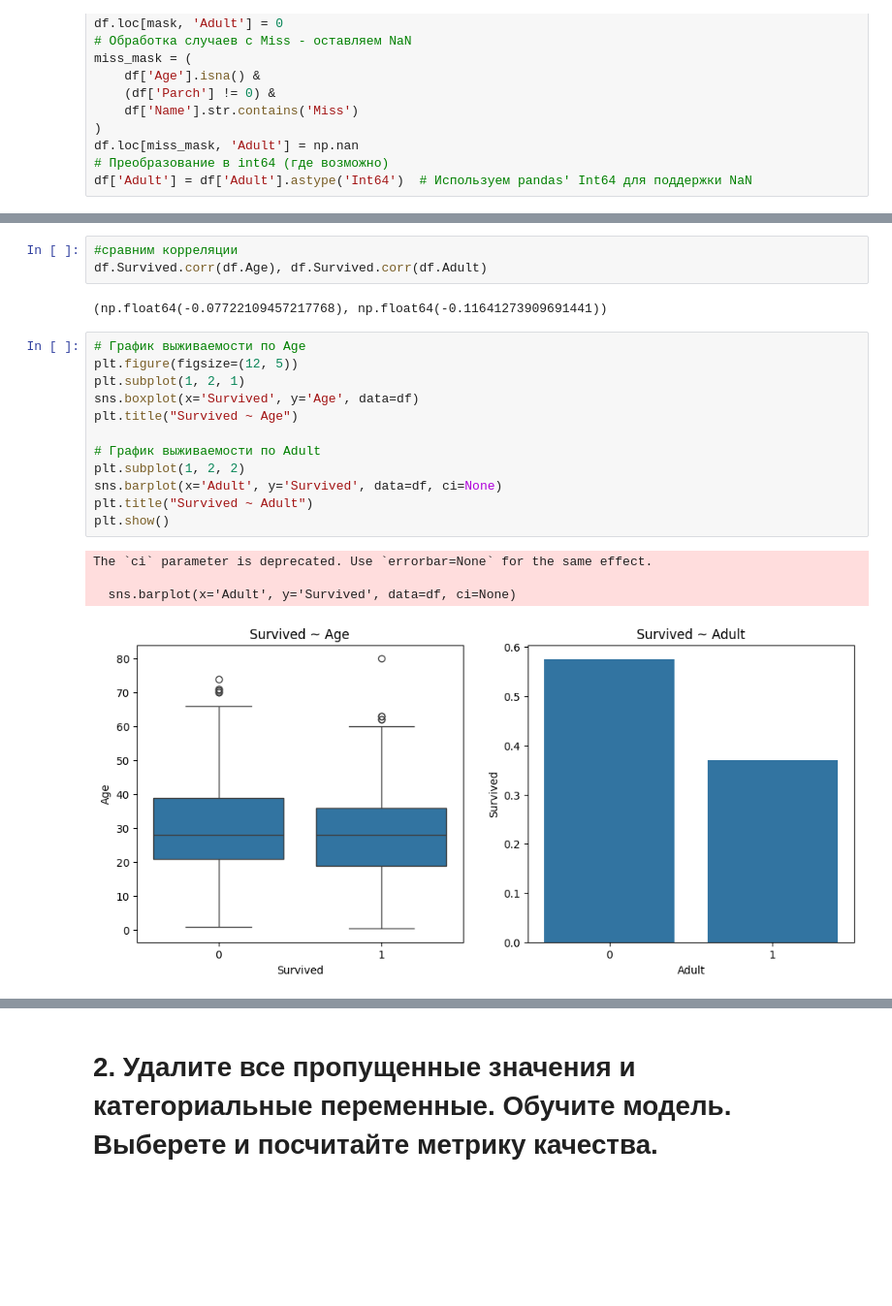
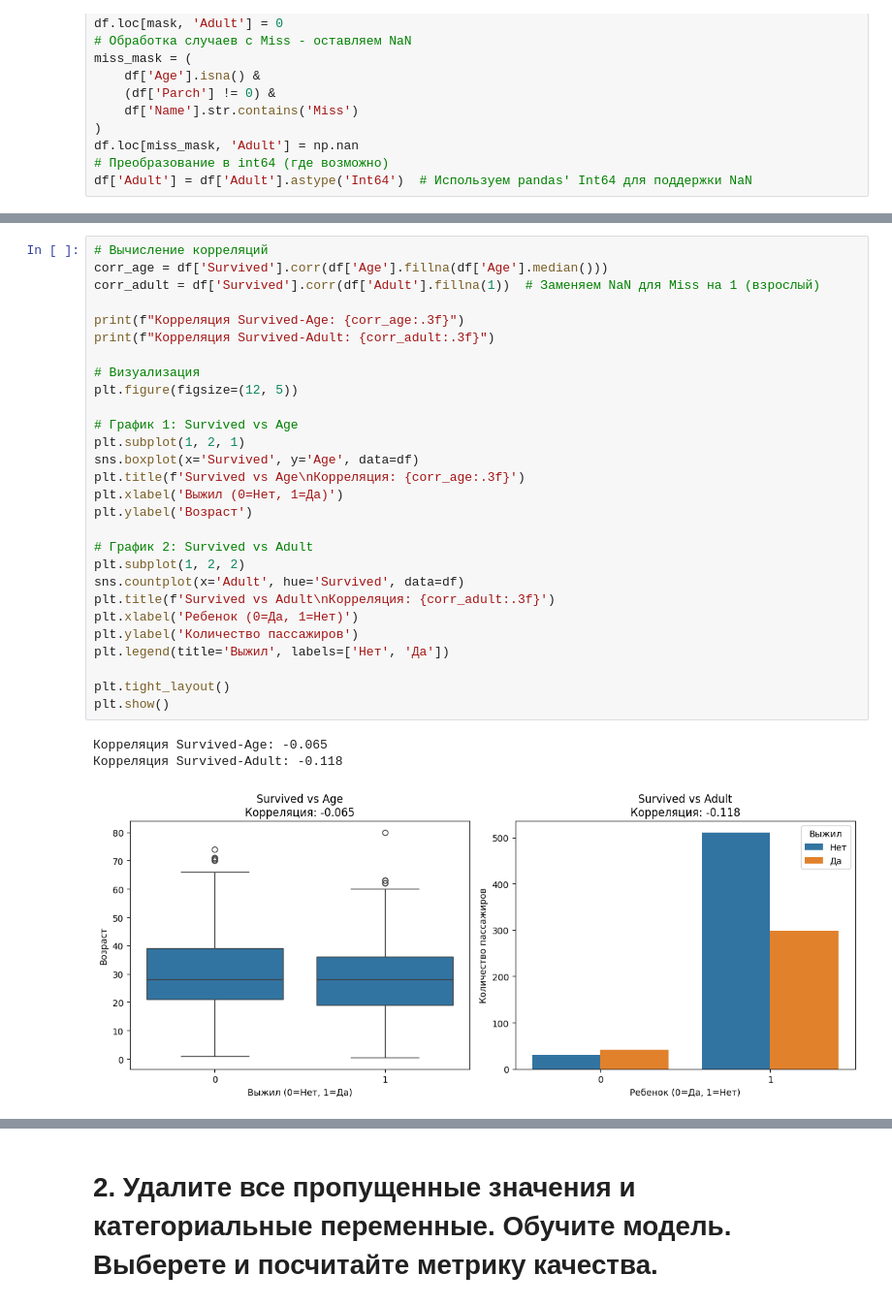
Before and after one commit to BirukovAlex/neto_Python, a Jupyter notebook: ДЗ_проблема_качества_данных.ipynb, the cells around one changed output, grey strips where cells are left out. Shown: that part at 97% size. Saved outputs shown, nothing was run; the diff lists cells and outputs as text; blank space fills up the shorter version.

```diff
--- a/ДЗ_проблема_качества_данных.ipynb
+++ b/ДЗ_проблема_качества_данных.ipynb
@@ -123,22 +100,32 @@ memory usage: 91.5+ KB
-# %%
-#сравним корреляции
-df.Survived.corr(df.Age), df.Survived.corr(df.Adult)
-# %% [output]
-(np.float64(-0.07722109457217768), np.float64(-0.11641273909691441))
 # %%
-# График выживаемости по Age
+# Вычисление корреляций
+corr_age = df['Survived'].corr(df['Age'].fillna(df['Age'].median()))
+corr_adult = df['Survived'].corr(df['Adult'].fillna(1))  # Заменяем NaN для Miss на 1 (взрослый)
+
+print(f"Корреляция Survived-Age: {corr_age:.3f}")
+print(f"Корреляция Survived-Adult: {corr_adult:.3f}")
+
+# Визуализация
 plt.figure(figsize=(12, 5))
+
+# График 1: Survived vs Age
 plt.subplot(1, 2, 1)
 sns.boxplot(x='Survived', y='Age', data=df)
-plt.title("Survived ~ Age")
+plt.title(f'Survived vs Age\nКорреляция: {corr_age:.3f}')
+plt.xlabel('Выжил (0=Нет, 1=Да)')
+plt.ylabel('Возраст')
 
-# График выживаемости по Adult
+# График 2: Survived vs Adult
 plt.subplot(1, 2, 2)
-sns.barplot(x='Adult', y='Survived', data=df, ci=None)
-plt.title("Survived ~ Adult")
+sns.countplot(x='Adult', hue='Survived', data=df)
+plt.title(f'Survived vs Adult\nКорреляция: {corr_adult:.3f}')
+plt.xlabel('Ребенок (0=Да, 1=Нет)')
+plt.ylabel('Количество пассажиров')
+plt.legend(title='Выжил', labels=['Нет', 'Да'])
+
+plt.tight_layout()
 plt.show()
 # %% [output]
-The `ci` parameter is deprecated. Use `errorbar=None` for the same effect.
-
-  sns.barplot(x='Adult', y='Survived', data=df, ci=None)
+Корреляция Survived-Age: -0.065
+Корреляция Survived-Adult: -0.118
-[figure, old version]
+[figure, new version]
```
Also changed, not shown: parts of 3 cells of this notebook.
